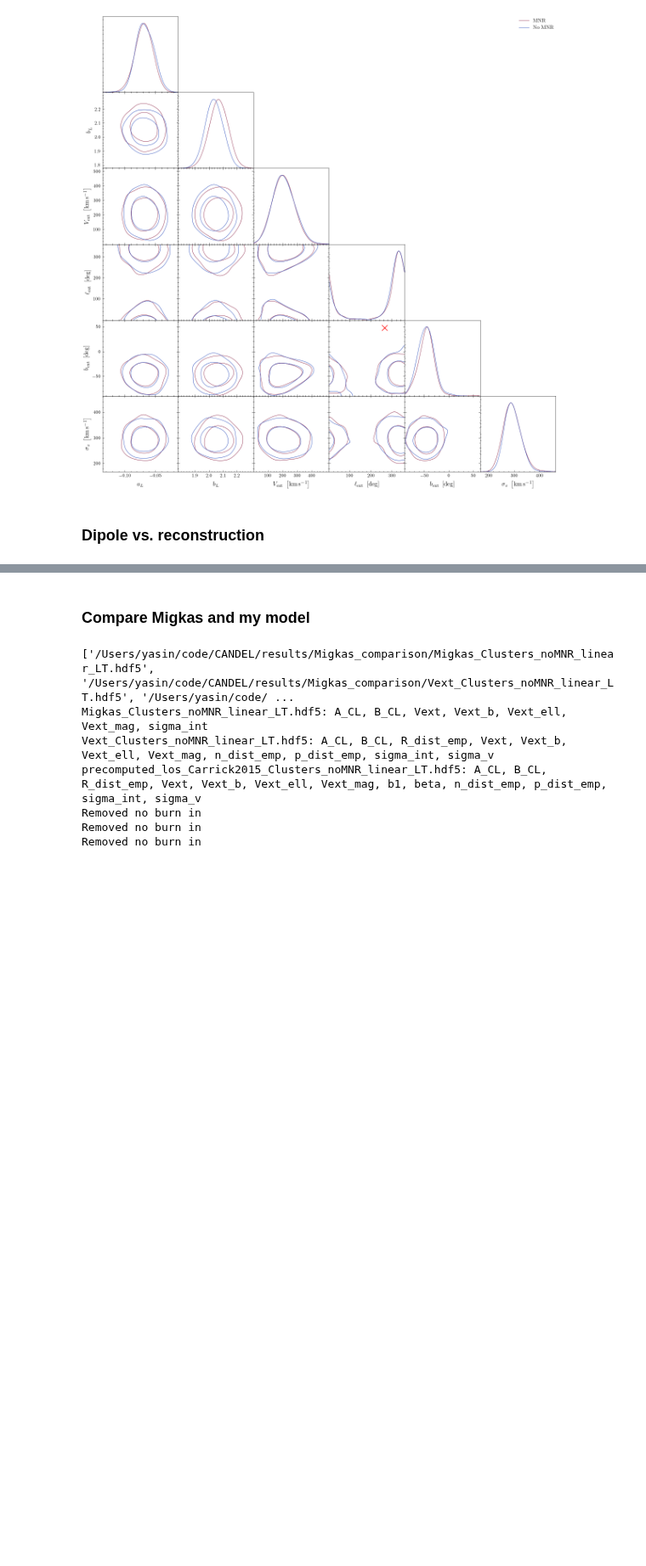
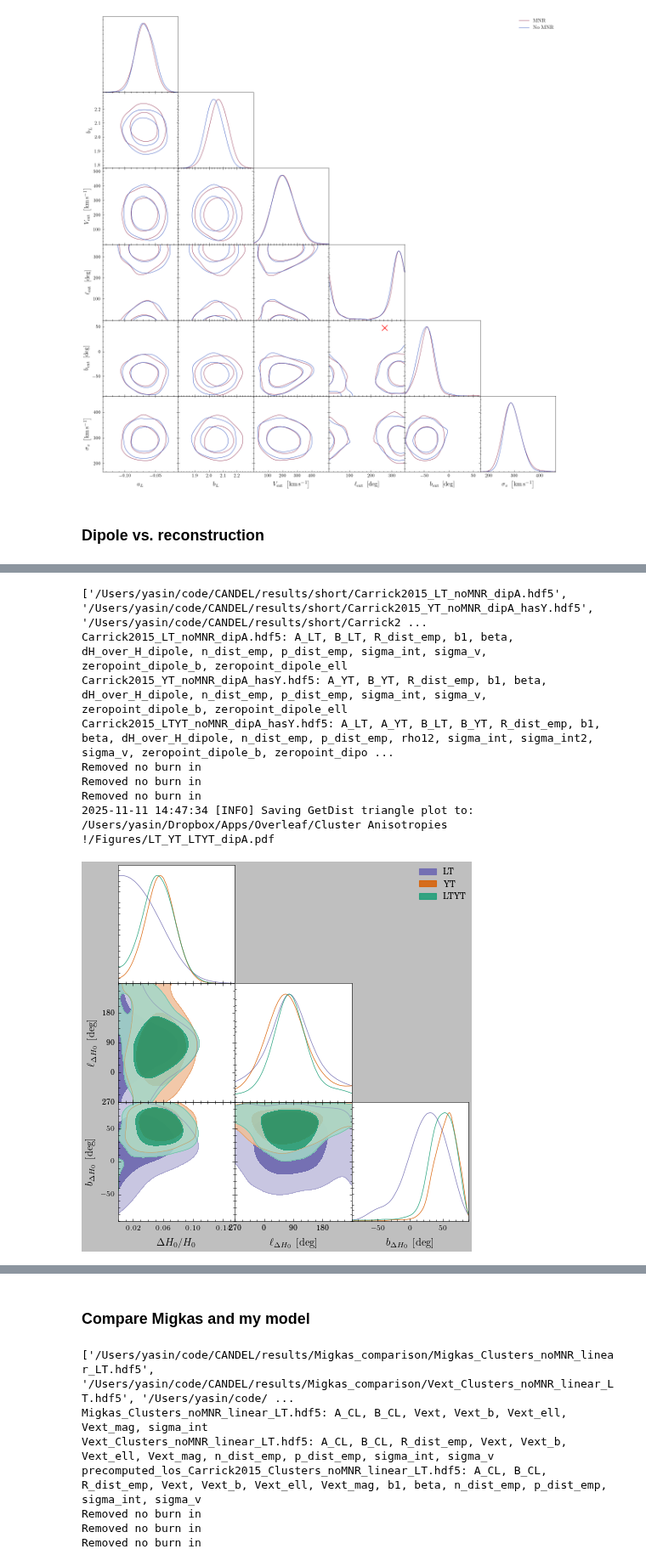
Before and after one commit to candel-cosmo/CANDEL, a Jupyter notebook: tariq_notebooks/paper_Clusters/main_Clusters.ipynb, the cells around one changed output, grey strips where cells are left out. Shown at 85% size. Cells and saved outputs as stored; diff of their text form; code cells hidden in the pictures; blank space fills up the shorter version.

```diff
--- a/tariq_notebooks/paper_Clusters/main_Clusters.ipynb
+++ b/tariq_notebooks/paper_Clusters/main_Clusters.ipynb
@@ -729,0 +729,48 @@ Removed no burn in
+# %%
+
+fnames = [
+    f"{results_folder}/Carrick2015_LT_noMNR_dipA.hdf5",
+    f"{results_folder}/Carrick2015_YT_noMNR_dipA_hasY.hdf5",
+    f"{results_folder}/Carrick2015_LTYT_noMNR_dipA_hasY.hdf5",
+]
+
+keys = ['dH_over_H_dipole', 'zeropoint_dipole_ell', 'zeropoint_dipole_b']
+
+cols = [
+    COLS[0],
+    COLS[1],
+    COLS[2],
+]
+
+labels = [
+    "LT",
+    "YT",
+    "LTYT",
+]
+
+fnames = [join(root, f) for f in fnames]
+
+print(fnames)
+
+to_save = figures_folder + "LT_YT_LTYT_dipA.pdf"
+plot_corner_from_hdf5(
+    fnames,
+    labels=labels,
+    cols=cols,
+    filled=True,
+    keys=keys,
+    filename=to_save,
+    legend_fontsize=40,
+    apply_ell_offset=True,
+    ell_zero=-90.0,
+)
+# %% [output]
+['/Users/yasin/code/CANDEL/results/short/Carrick2015_LT_noMNR_dipA.hdf5', '/Users/yasin/code/CANDEL/results/short/Carrick2015_YT_noMNR_dipA_hasY.hdf5', '/Users/yasin/code/CANDEL/results/short/Carrick2 ...
+Carrick2015_LT_noMNR_dipA.hdf5: A_LT, B_LT, R_dist_emp, b1, beta, dH_over_H_dipole, n_dist_emp, p_dist_emp, sigma_int, sigma_v, zeropoint_dipole_b, zeropoint_dipole_ell
+Carrick2015_YT_noMNR_dipA_hasY.hdf5: A_YT, B_YT, R_dist_emp, b1, beta, dH_over_H_dipole, n_dist_emp, p_dist_emp, sigma_int, sigma_v, zeropoint_dipole_b, zeropoint_dipole_ell
+Carrick2015_LTYT_noMNR_dipA_hasY.hdf5: A_LT, A_YT, B_LT, B_YT, R_dist_emp, b1, beta, dH_over_H_dipole, n_dist_emp, p_dist_emp, rho12, sigma_int, sigma_int2, sigma_v, zeropoint_dipole_b, zeropoint_dipo ...
+Removed no burn in
+Removed no burn in
+Removed no burn in
+2025-11-11 14:47:34 [INFO] Saving GetDist triangle plot to: /Users/yasin/Dropbox/Apps/Overleaf/Cluster Anisotropies !/Figures/LT_YT_LTYT_dipA.pdf
+[figure, added]
```
Also changed, not shown: parts of 8 cells of this notebook, 1 other file.
